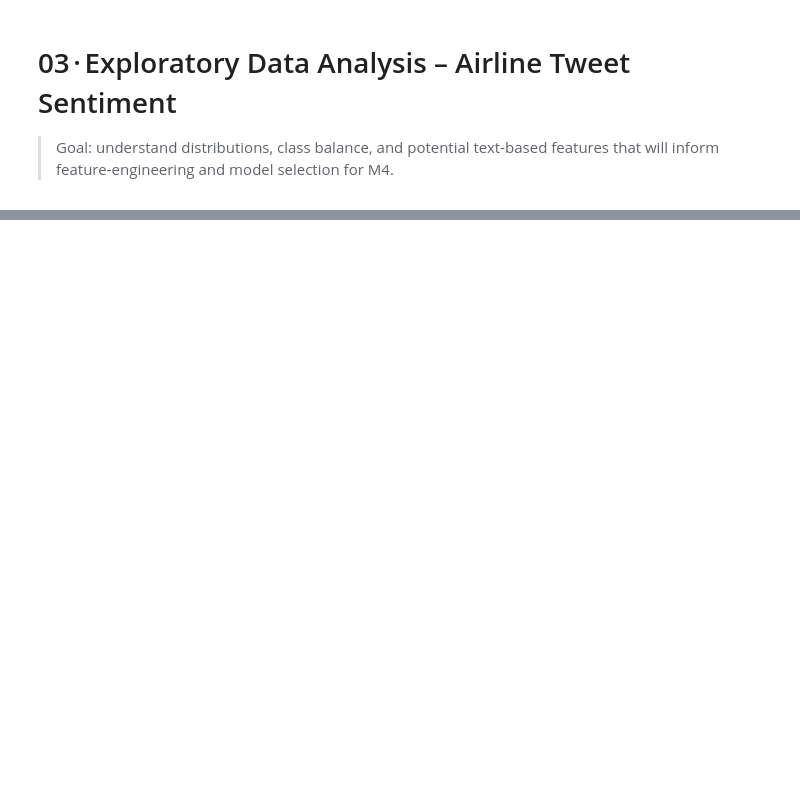
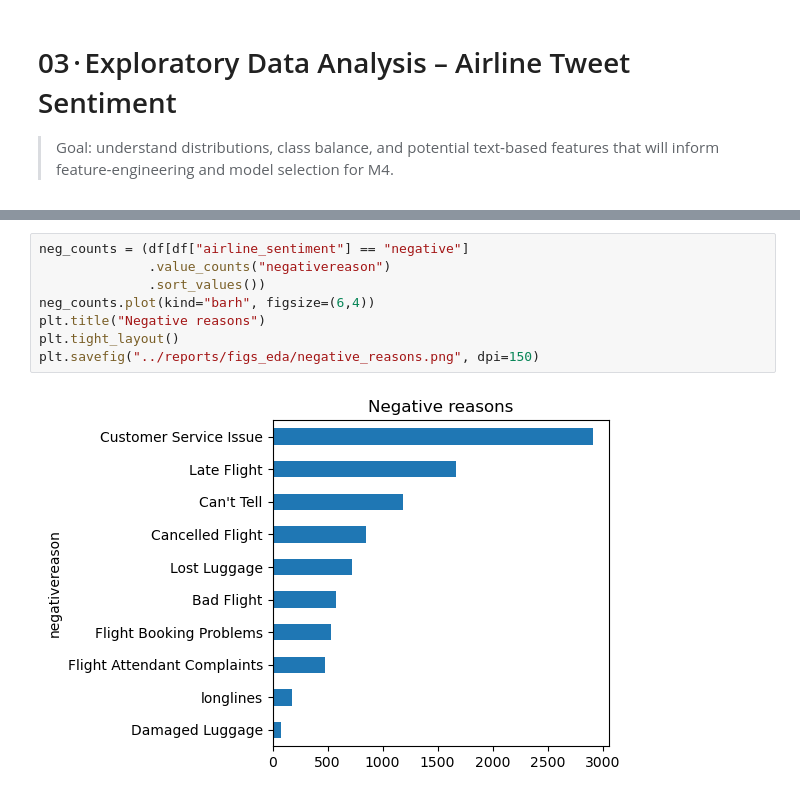
Before and after one commit to justin-castillo/twitter-airline-analysis, a Jupyter notebook: notebooks/03_eda_sentiment_features.ipynb, the cells around one changed output, grey strips where cells are left out. Drawn from its saved outputs; the diff is of its cells as text; blank space fills up the shorter version.

```diff
--- a/notebooks/03_eda_sentiment_features.ipynb
+++ b/notebooks/03_eda_sentiment_features.ipynb
@@ -31 +99,11 @@
+# %%
+neg_counts = (df[df["airline_sentiment"] == "negative"]
+              .value_counts("negativereason")
+              .sort_values())
+neg_counts.plot(kind="barh", figsize=(6,4))
+plt.title("Negative reasons")
+plt.tight_layout()
+plt.savefig("../reports/figs_eda/negative_reasons.png", dpi=150)
+# %% [output]
+[figure, added]
 # %% [markdown]
```
Also changed, not shown: parts of 13 cells of this notebook, 2 other files.
